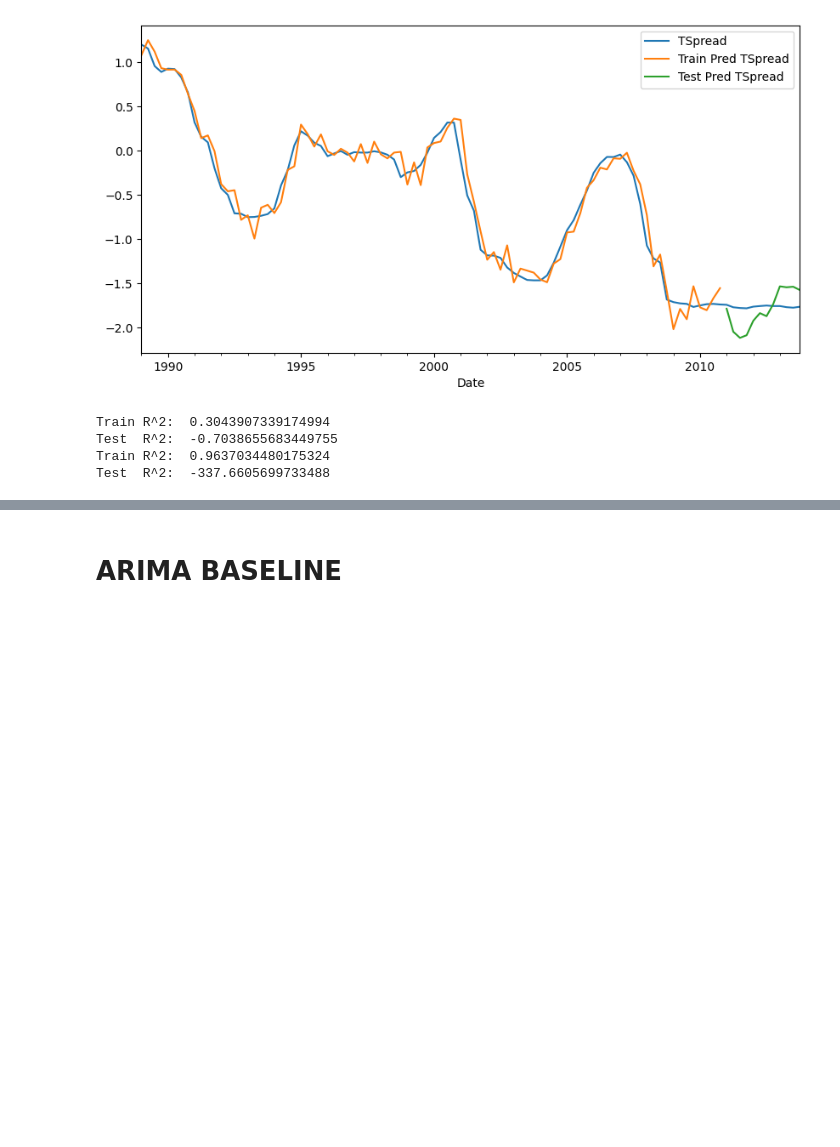
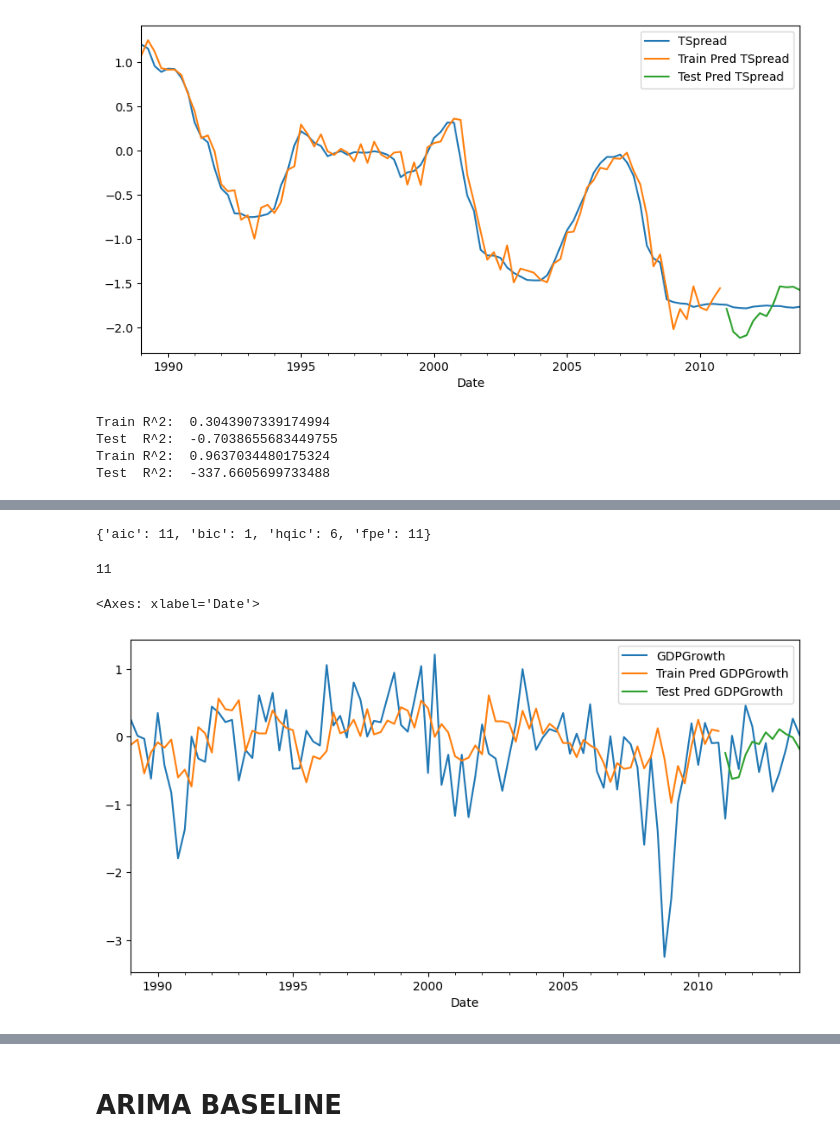
Before and after one commit to yeesem/Time-Series-Data-Analysis, a Jupyter notebook: VARMA_Econometrics.ipynb, the cells around one changed output, grey strips where cells are left out. Cells and saved outputs as stored; diff of their text form; code cells hidden in the pictures; blank space fills up the shorter version.

```diff
--- a/VARMA_Econometrics.ipynb
+++ b/VARMA_Econometrics.ipynb
@@ -205,0 +217,25 @@ Test  R^2:  -337.6605699733488
+# %%
+model = VAR(train)
+# %%
+lag_order_results = model.select_order(maxlags = 20)
+lag_order_results.selected_orders
+# %% [output]
+{'aic': 11, 'bic': 1, 'hqic': 6, 'fpe': 11}
+# %%
+results = model.fit(maxlags = 20,ic = 'aic')
+# %%
+lag_order = results.k_ar
+lag_order
+# %% [output]
+11
+# %%
+prior = train.iloc[-lag_order:][cols].to_numpy()
+fcast = results.forecast(prior,NTest)
+# %%
+df1.loc[train_idx,'Train Pred GDPGrowth'] = results.fittedvalues['GDPGrowth']
+df1.loc[test_idx,'Test Pred GDPGrowth'] = fcast[:,0]
+cols = ['GDPGrowth','Train Pred GDPGrowth','Test Pred GDPGrowth']
+df1.iloc[-100:][cols].plot(figsize = (10,5))
+# %% [output]
+<Axes: xlabel='Date'>
+[figure, added]
```
Also changed, not shown: parts of 7 cells of this notebook.
